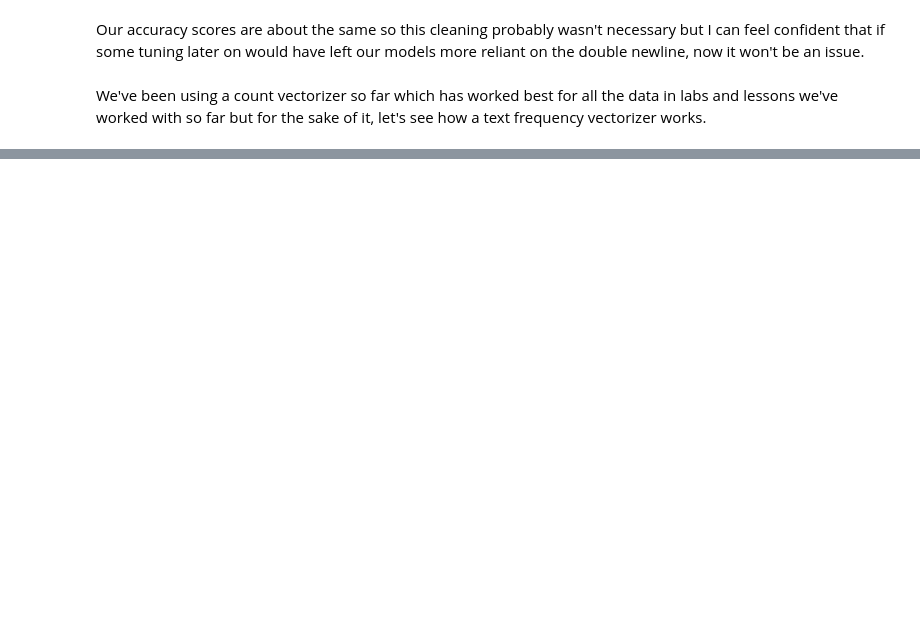
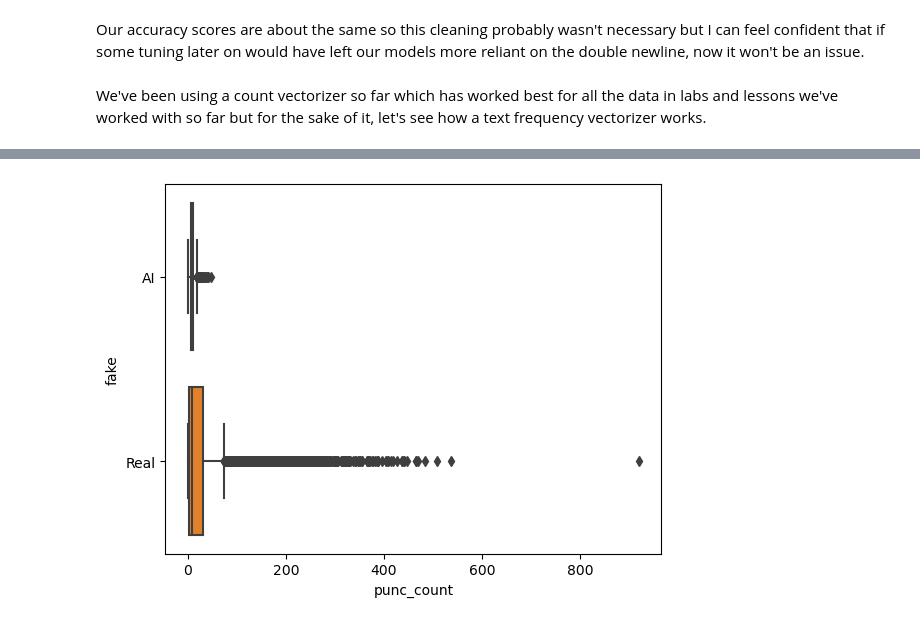
Before and after one commit to vijay-ravuri/reddit-comment-classification, a Jupyter notebook: code/02-Model_Building.ipynb, the cells around one changed output, grey strips where cells are left out. Drawn from its saved outputs; the diff is of its cells as text; code cells hidden in the pictures; blank space fills up the shorter version.

```diff
--- a/code/02-Model_Building.ipynb
+++ b/code/02-Model_Building.ipynb
@@ -318,0 +468,6 @@ df[(df['response'].str.contains('😀')) & (df['fake'] == 1)]
+# %%
+df['punc_count'] = df['response_cleaned'].apply(punc_counter)
+# %%
+sns.boxplot(x = df['punc_count'], y = df['fake'].map({0 : 'Real', 1 : 'AI'}));
+# %% [output]
+[figure, added]
```
Also changed, not shown: parts of 39 cells of this notebook.
